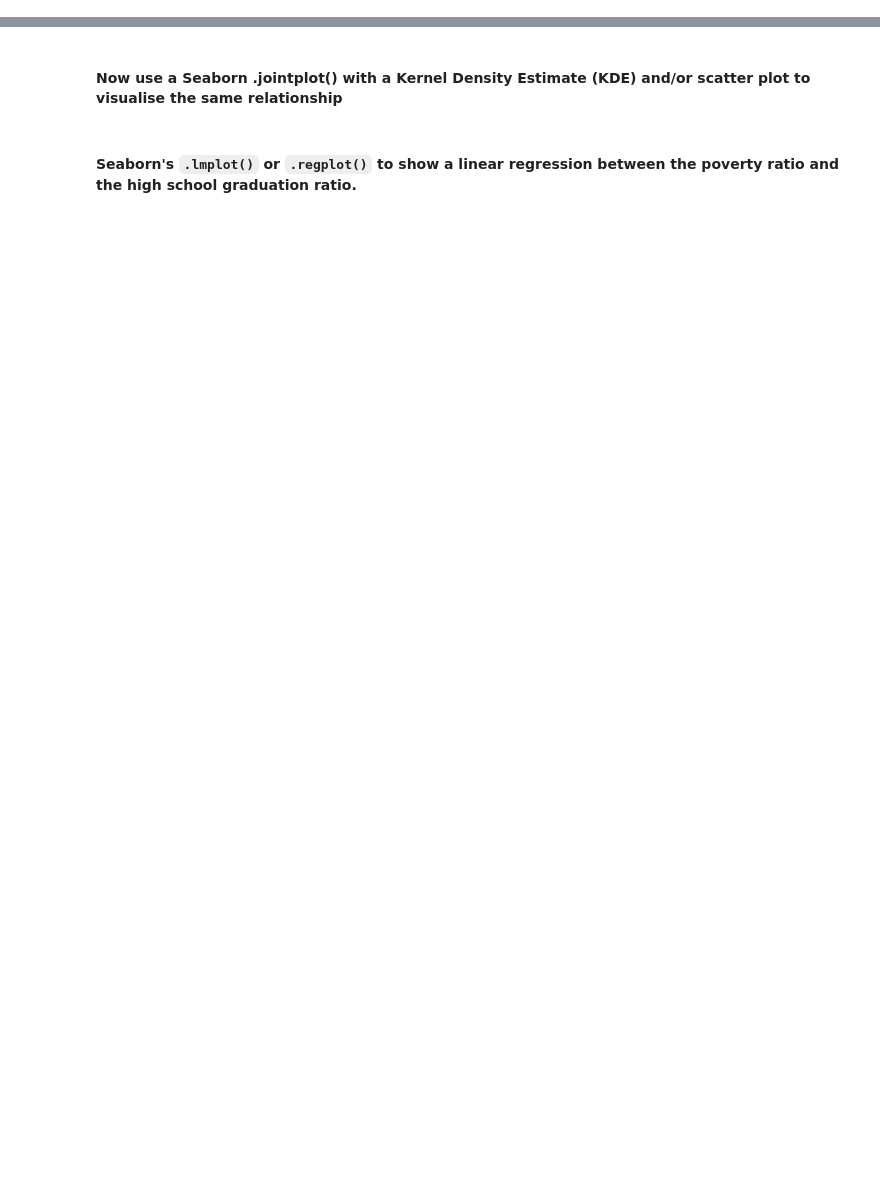
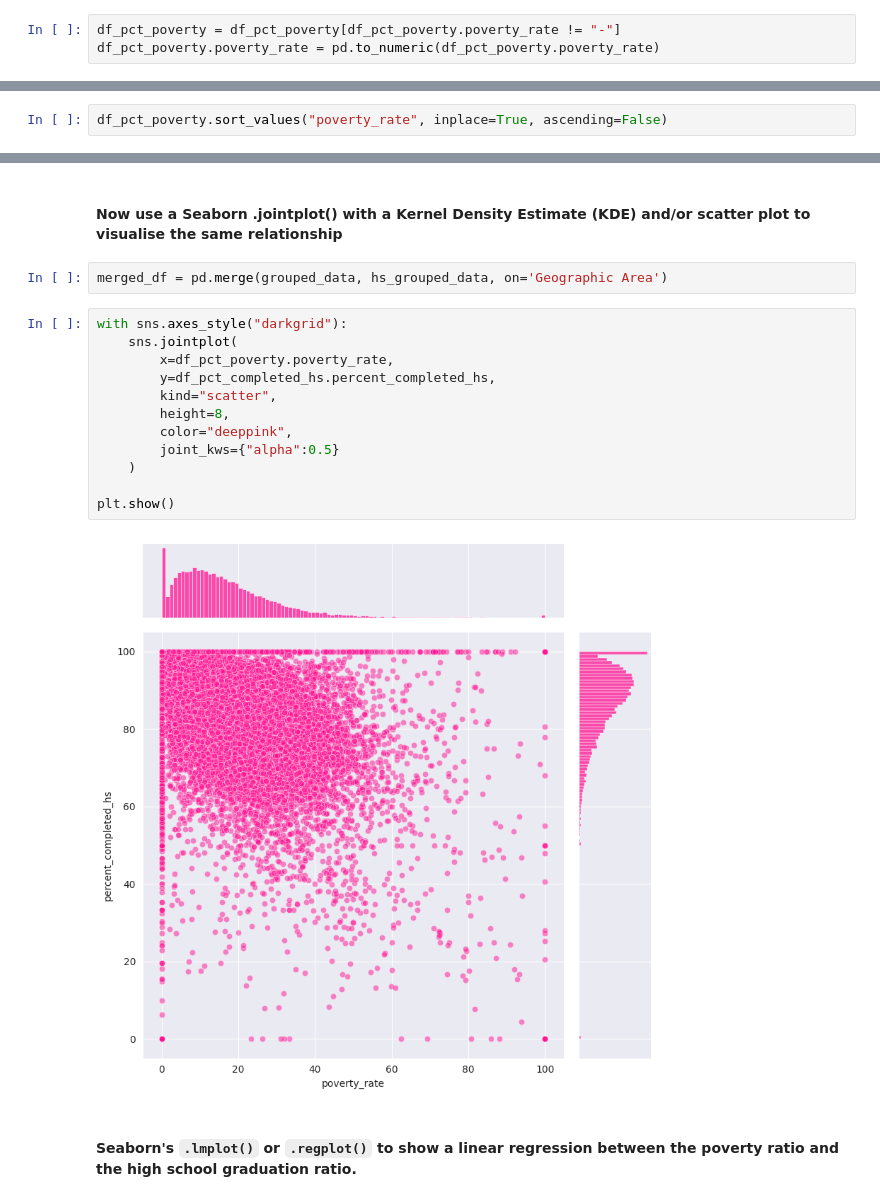
Before and after one commit to Aabi0207/Data-Analysis-Projects, a Jupyter notebook: Fatal+Force+(start)/Fatal_Force_(start).ipynb, the cells around one changed output, grey strips where cells are left out. Cells and saved outputs as stored; diff of their text form; blank space fills up the shorter version.

```diff
--- a/Fatal+Force+(start)/Fatal_Force_(start).ipynb
+++ b/Fatal+Force+(start)/Fatal_Force_(start).ipynb
@@ -139,3 +150,6 @@ df_hh_income.fillna(0, inplace=True)
 # Chart the Poverty Rate in each US State
 
 Create a bar chart that ranks the poverty rate from highest to lowest by US state. Which state has the highest poverty rate? Which state has the lowest poverty rate?  Bar Plot
+# %%
+df_pct_poverty = df_pct_poverty[df_pct_poverty.poverty_rate != "-"]
+df_pct_poverty.poverty_rate = pd.to_numeric(df_pct_poverty.poverty_rate)
@@ -141,0 +162,2 @@ Create a bar chart that ranks the poverty rate from highest to lowest by US stat
+# %%
+df_pct_poverty.sort_values("poverty_rate", inplace=True, ascending=False)
@@ -150,4 +252,20 @@ Show the High School Graduation Rate in ascending order of US States. Which stat
 # %% [markdown]
 #### Now use a Seaborn .jointplot() with a Kernel Density Estimate (KDE) and/or scatter plot to visualise the same relationship
+# %%
+merged_df = pd.merge(grouped_data, hs_grouped_data, on='Geographic Area')
+# %%
+with sns.axes_style("darkgrid"):
+    sns.jointplot(
+        x=df_pct_poverty.poverty_rate,
+        y=df_pct_completed_hs.percent_completed_hs,
+        kind="scatter",
+        height=8,
+        color="deeppink",
+        joint_kws={"alpha":0.5}
+    )
+
+plt.show()
+# %% [output]
+[figure, added]
 # %% [markdown]
 #### Seaborn's `.lmplot()` or `.regplot()` to show a linear regression between the poverty ratio and the high school graduation ratio.
```
Also changed, not shown: parts of 43 cells of this notebook.
